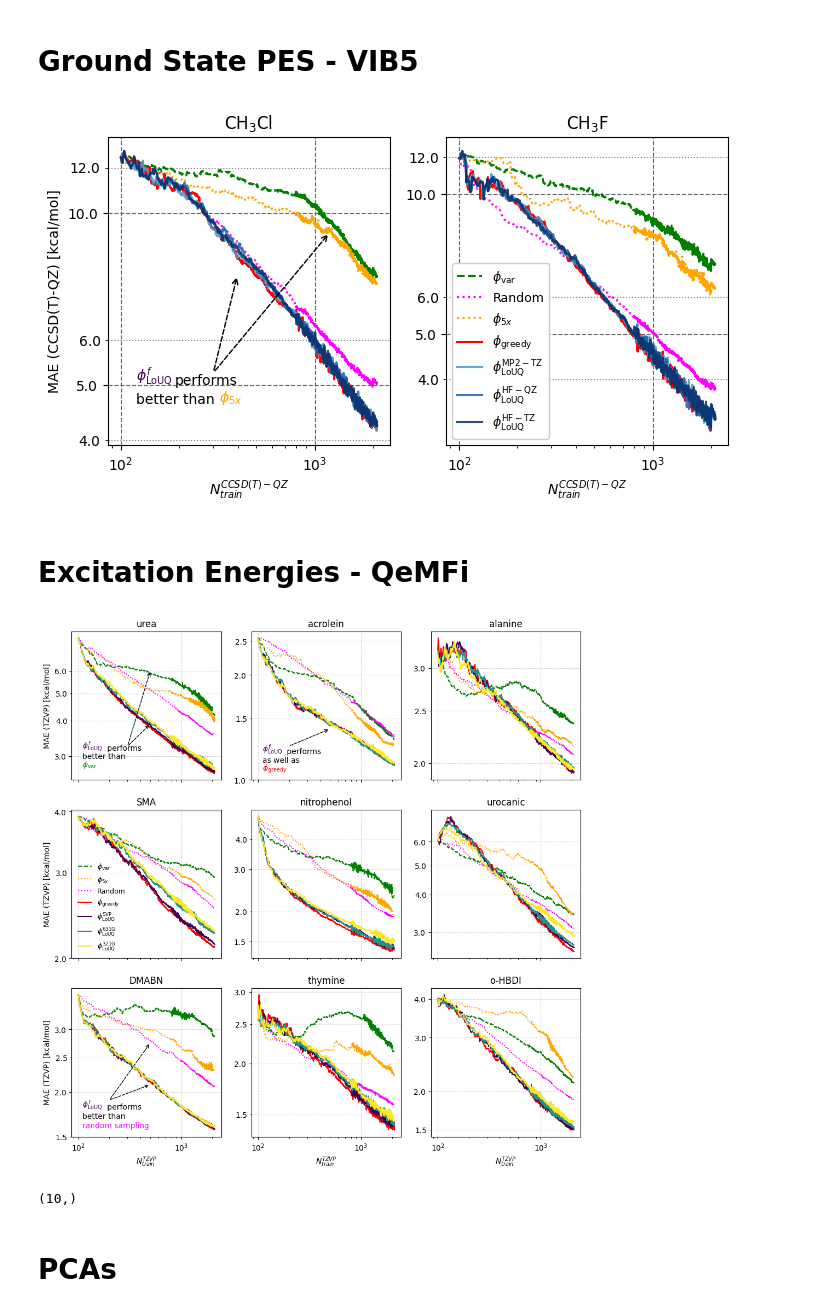
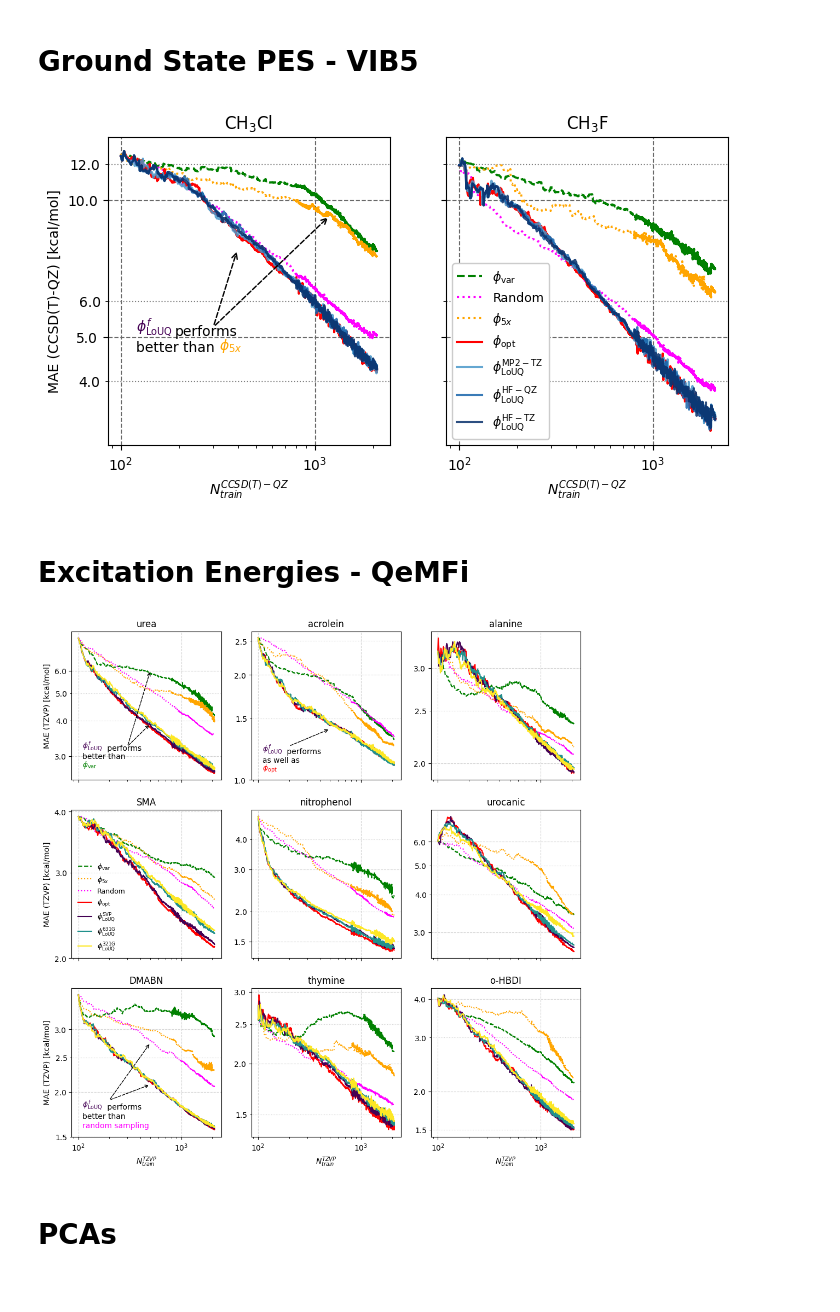
Before and after one commit to vivinvinod/LoUQAL-for-QC, a Jupyter notebook: plottingroutines.ipynb, the cells around one changed output. Cells and saved outputs as stored; diff of their text form; code cells hidden in the pictures.

```diff
--- a/plottingroutines.ipynb
+++ b/plottingroutines.ipynb
@@ -154,7 +178,7 @@ def plot_VIB5(mol='CH3Cl',multiplier=630,ax=None,major_ticks=[10,5],minor_ticks=
     ax.grid(which='minor',axis='y',linestyle=':',color='gray')
     ax.grid(which='major',axis='both',linestyle='--',color='dimgray')
 # %%
-fig,ax = plt.subplots(1,2,sharey=False,figsize=(8,4))
+fig,ax = plt.subplots(1,2,sharey=True,figsize=(8,4))
 plot_VIB5(major_ticks=[5,10],minor_ticks=[4,6,12],ax=ax[0])
 plot_VIB5(mol='CH3F',major_ticks=[5,10],minor_ticks=[4,6,12],ax=ax[1])
 #plot_VIB5(mol='SiH4',major_ticks=[5,10],minor_ticks=[4,6,12],ax=ax[2])
@@ -162,39 +186,39 @@ colors = plt.cm.viridis(np.linspace(0,1,6))
 plt.legend([r'$\phi_{\mathrm{var}}$',
             'Random',
             r'$\phi_{5x}$',
-            r'$\phi_{\mathrm{greedy}}$',
+            r'$\phi_{\mathrm{opt}}$',
             r'$\phi_{\mathrm{LoUQ}}^{\mathrm{MP2-TZ}}$',
             r'$\phi_{\mathrm{LoUQ}}^{\mathrm{HF-QZ}}$',
             r'$\phi_{\mathrm{LoUQ}}^{\mathrm{HF-TZ}}$'],
            framealpha=1.0,fontsize=9,frameon=True)#,ncol=2,bbox_to_anchor=(0.5,-0.2))
 ax[0].set_title('$\mathrm{CH_3Cl}$')
 ax[1].set_title('$\mathrm{CH_3F}$')
 ax[1].set_ylabel('')
 #####
 xytext = (120,4.85)
 ax[0].text(xytext[0], xytext[1] + 0.1, r'$\phi_{\mathrm{LoUQ}}^{f}$', color=colors[0],
            ha='left', va='bottom')
 ax[0].text(xytext[0] + 70, xytext[1] + 0.1, 'performs', color='k',
            ha='left', va='bottom')
 ax[0].text(xytext[0], xytext[1] - 0.275, 'better than', color='k',
            ha='left', va='bottom')
 ax[0].text(320, xytext[1] - 0.275, r'$\phi_{5x}$', color='orange',
            ha='left', va='bottom')
 
 ax[0].annotate('',
                xy=(400,7.8),
                xytext=(300,5.25),color='k',
                arrowprops=dict(facecolor='k',edgecolor='k',arrowstyle='->',linestyle='--')
               )
 ax[0].annotate('',
                xy=(1200,9.25),
                xytext=(300,5.25),color='k',
                arrowprops=dict(facecolor='k',edgecolor='k',arrowstyle='->',linestyle='--')
               )
 ###
 plt.savefig('VIB5.pdf',format='pdf',bbox_inches='tight')
 # %% [output]
-[figure, old version]
+[figure, new version]
 # %% [markdown]
 # Excitation Energies - QeMFi
 # %%
@@ -259,13 +283,7 @@ def qemfi_lc():
         ax[i].set_xlabel('')
     for i in [0,3,6]:
         ax[i].set_ylabel('MAE (TZVP) [kcal/mol]')
-        # ax[i].legend([r'$\vert y^F_{ref}-y^F_{pred}\vert$',
-        #               'GPR-Variance',
-        #               'Random',
-        #               r'$\vert y^f_{ref}-y^f_{pred}\vert$ (SVP)',
-        #               r'$\vert y^f_{ref}-y^f_{pred}\vert$ (6-31G)',
-        #               r'$\vert y^f_{ref}-y^f_{pred}\vert$ (3-21G)',
-        #               r'$\vert y^f_{ref}-y^f_{pred}\vert$ (STO-3G)'],fontsize=7.5,framealpha=1.0)
+
     for i in [6,7,8]:
         ax[i].set_xlabel('$N_{train}^{TZVP}$')
     #fig.legend([r'$\vert y^F_{ref}-y^F_{pred}\vert$','GPR-Variance','Random',r'$\vert y^f_{ref}-y^f_{pred}\vert$'],ncol=4,bbox_to_anchor=(0.75,0.05))
@@ -274,13 +292,12 @@ def qemfi_lc():
     ax[-1].set_title('o-HBDI')
     ax[3].legend([r'$\phi_{\mathrm{var}}$', r'$\phi_{5x}$',
                 'Random',
-                r'$\phi_{\mathrm{greedy}}$',#r'$\vert y^F_{ref}-y^F_{pred}\vert$ (TZVP)',
+                r'$\phi_{\mathrm{opt}}$',#r'$\vert y^F_{ref}-y^F_{pred}\vert$ (TZVP)',
                 r'$\phi_{\mathrm{LoUQ}}^{\mathrm{SVP}}$',#r'$\vert y^f_{ref}-y^f_{pred}\vert$ (SVP)',
                 r'$\phi_{\mathrm{LoUQ}}^{\mathrm{631G}}$',#r'$\vert y^f_{ref}-y^f_{pred}\vert$ (6-31G)',
                 r'$\phi_{\mathrm{LoUQ}}^{\mathrm{321G}}$'],
                  fontsize=9, frameon=False,ncol=1)#,#r'$\vert y^f_{ref}-y^f_{pred}\vert$ (3-21G)',
-                #'LoFiAL (STO3G)'],#r'$\vert y^f_{ref}-y^f_{pred}\vert$ (STO-3G)'],
-                # ncol=3,bbox_to_anchor=(0.6,0.975),fontsize=12)
+
     #custom annotations
     #############
     xytext = (110, 3.)
@@ -317,7 +334,7 @@ def qemfi_lc():
             ha='left', va='bottom')
     ax[1].text(xytext[0], xytext[1] - 0.04, 'as well as', color='k',
             ha='left', va='bottom')
-    ax[1].text(xytext[0], xytext[1] - 0.11, r'$\phi_{\mathrm{greedy}}$', color='r',
+    ax[1].text(xytext[0], xytext[1] - 0.11, r'$\phi_{\mathrm{opt}}$', color='r',
             ha='left', va='bottom')
     ax[1].annotate('',
                xy=(500,1.4),
@@ -349,4 +366,4 @@ qemfi_lc()
 
 plt.savefig('QeMFi_crossbasis_tests.pdf',bbox_inches='tight',format='pdf')
 # %% [output]
-[figure, old version]
+[figure, new version]
@@ -358,7 +370,3 @@ for i in range(3):
-# %%
-np.sum(a,axis=1).shape
-# %% [output]
-(10,)
 # %% [markdown]
 # PCAs
 # %%
```
Also changed, not shown: parts of 12 cells of this notebook.
